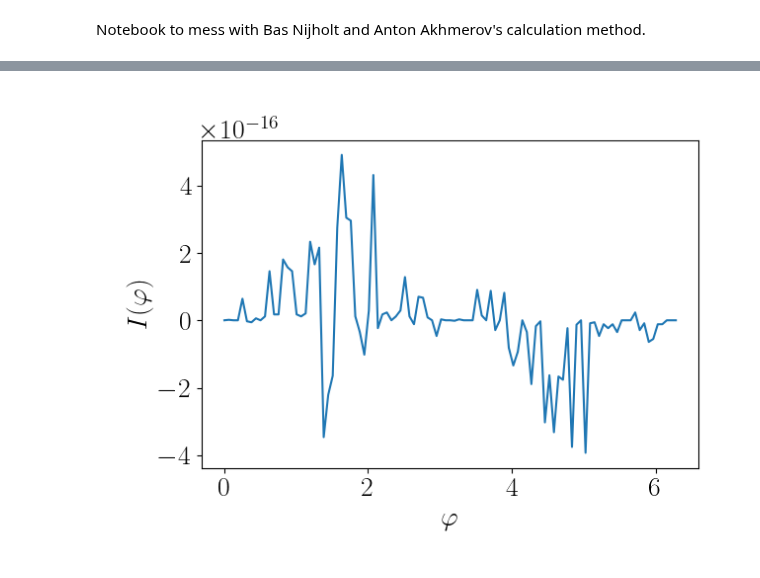
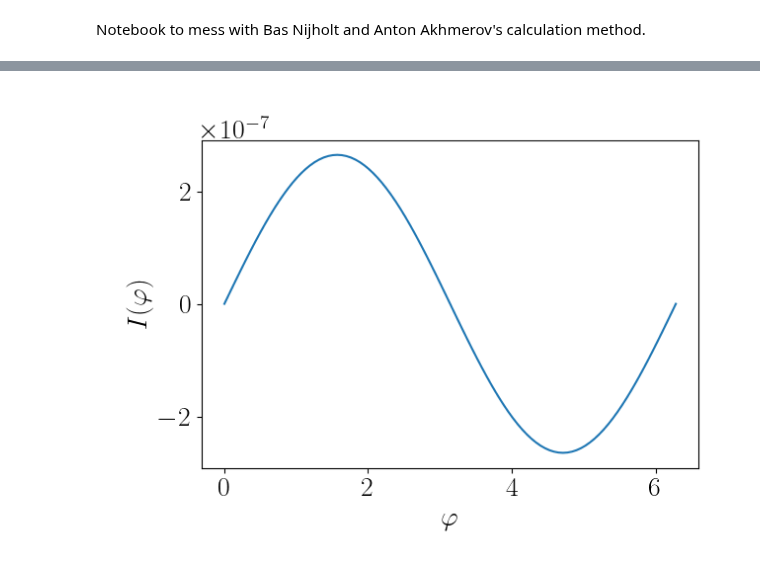
Before and after one commit to krishtoffel99/Josephson-Investigations-Old, a Jupyter notebook: Josephson effect and Supercurrents/AkhmerovEmailCode/tinkering.ipynb, the cells around one changed output, grey strips where cells are left out. Saved outputs shown, nothing was run; the diff lists cells and outputs as text; code cells hidden in the pictures.

```diff
--- a/Josephson effect and Supercurrents/AkhmerovEmailCode/tinkering.ipynb
+++ b/Josephson effect and Supercurrents/AkhmerovEmailCode/tinkering.ipynb
@@ -71,31 +71,30 @@ plot_CPR(syst, hopping, params)
 # %%
-def make_2d_test_system(X=10, Y=1, a=1):
-    ham = "(hbar^2 * (k_x^2 + k_y^2) / (2 * m_eff) * c - mu) * sigma_z + Delta * sigma_x"
+def make_2d_test_system(X=2, Y=2, a=1):
+    ham = "( (k_x^2 + k_y^2) / (2 * m) - mu) * sigma_z + Delta * sigma_x"
     template_lead = discretize(ham, grid=a)
     template = discretize(ham, locals={'Delta': 0}, grid=a)
     syst = kwant.Builder()
     syst.fill(template, lambda s: 0 <= s.pos[0] < X and 0 <= s.pos[1] < Y, (0, 0))
     lat = template.lattice
 
     # Add 0 self energy lead
     cuts = sf.get_cuts(syst, lat)
     syst = sf.add_vlead(syst, lat, *cuts , parameters)
 
     # Leads
     lead = kwant.Builder(kwant.TranslationalSymmetry((a, 0)))
     lead.fill(template_lead, lambda s: 0 <= s.pos[1] < Y, (0, 0))
     syst.attach_lead(lead)
     syst.attach_lead(lead.reversed())
     syst = syst.finalized()
 
     hopping = sf.hopping_between_cuts(syst, *cuts)
     return syst, hopping
 
-params = dict(T=0.01, Delta=10, mu=15, k=constants.k,
-              hbar=constants.hbar, m_eff=constants.m_eff, current_unit=constants.current_unit, c=constants.c,
-              B_x=1, B_y=0, B_z=0, g=0, mu_B=0, alpha=0.5, V=lambda x:0)
+params = dict(T=0.01, Delta = 10, mu=15, k=constants.k,
+              hbar=constants.hbar, m = 1, current_unit=constants.current_unit, )
 syst, hopping = make_2d_test_system()
 
 plot_CPR(syst, hopping, params)
 # %% [output]
-[figure, old version]
+[figure, new version]
```
Also changed, not shown: parts of 1 cell of this notebook, 1 other file.
